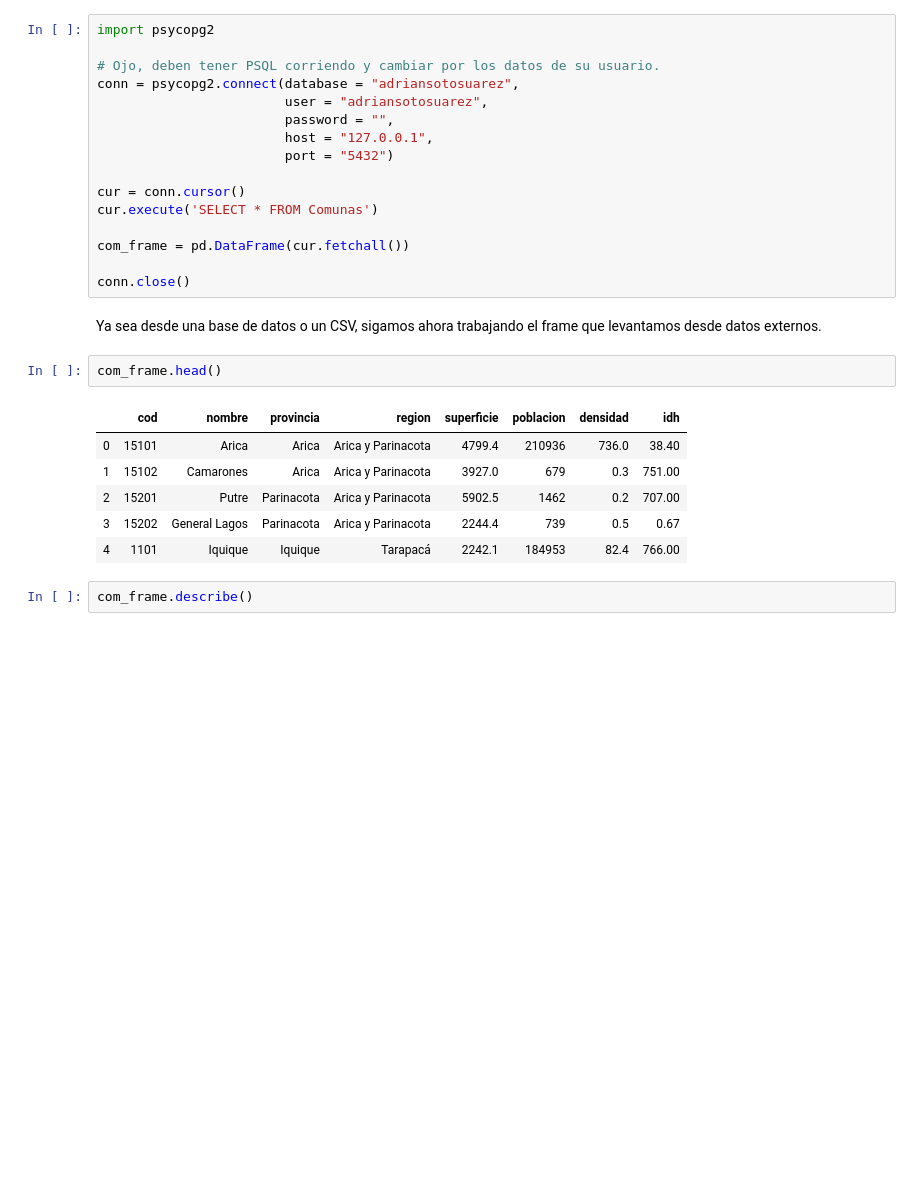
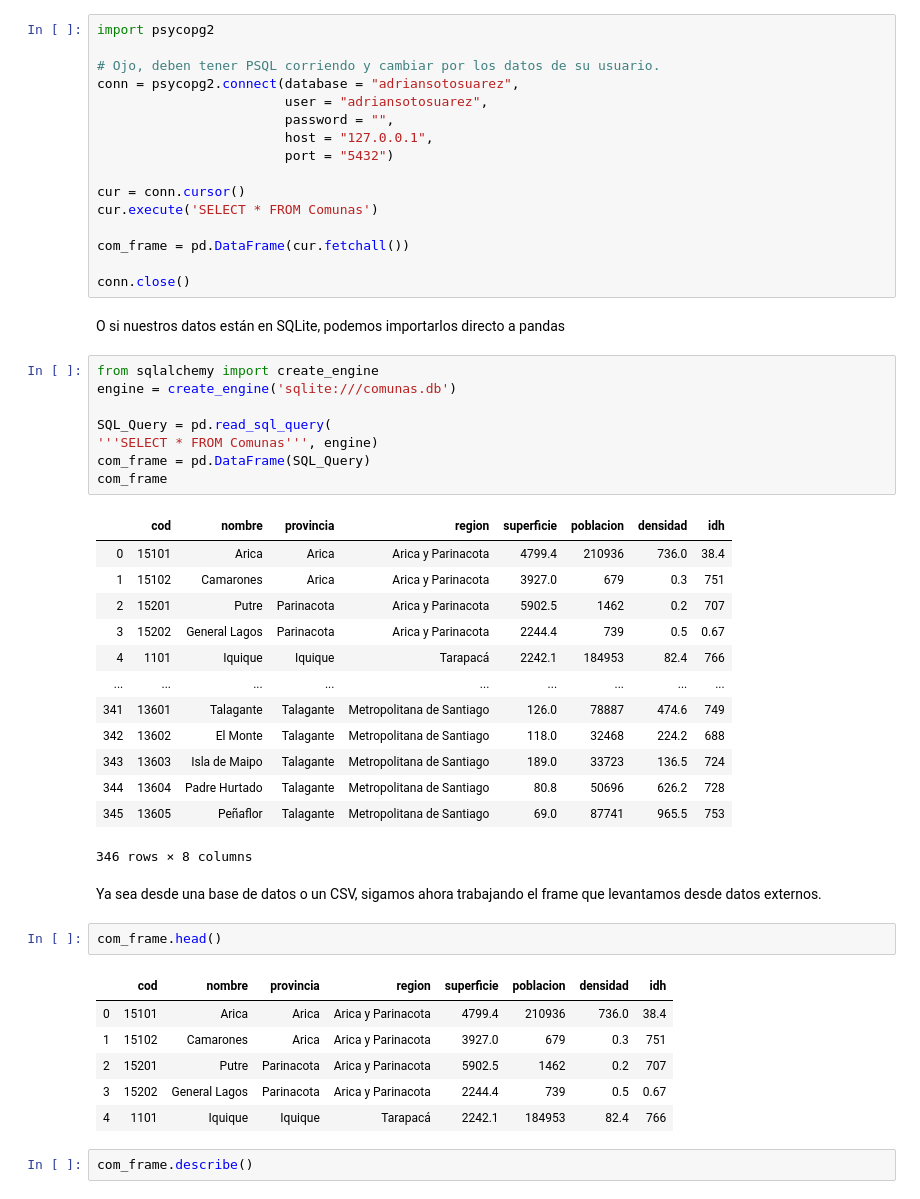
Before and after one commit to IIC2413/Syllabus-2020-2, a Jupyter notebook: Notebooks/DataScience/DataFrames_Pandas.ipynb, the cells around one changed output. Saved outputs shown, nothing was run; the diff lists cells and outputs as text; blank space fills up the shorter version.

```diff
--- a/Notebooks/DataScience/DataFrames_Pandas.ipynb
+++ b/Notebooks/DataScience/DataFrames_Pandas.ipynb
@@ -555,17 +555,41 @@ cur.execute('SELECT * FROM Comunas')
 com_frame = pd.DataFrame(cur.fetchall())
 
 conn.close()
+# %% [markdown]
+O si nuestros datos están en SQLite, podemos importarlos directo a pandas
+# %%
+from sqlalchemy import create_engine
+engine = create_engine('sqlite:///comunas.db')
+
+SQL_Query = pd.read_sql_query(
+'''SELECT * FROM Comunas''', engine)
+com_frame = pd.DataFrame(SQL_Query)
+com_frame
+# %% [output]
+|  | cod | nombre | provincia | region | superficie | poblacion | densidad | idh |
+| 0 | 15101 | Arica | Arica | Arica y Parinacota | 4799.4 | 210936 | 736.0 | 38.4 |
+| 1 | 15102 | Camarones | Arica | Arica y Parinacota | 3927.0 | 679 | 0.3 | 751 |
+| 2 | 15201 | Putre | Parinacota | Arica y Parinacota | 5902.5 | 1462 | 0.2 | 707 |
+| 3 | 15202 | General Lagos | Parinacota | Arica y Parinacota | 2244.4 | 739 | 0.5 | 0.67 |
+| 4 | 1101 | Iquique | Iquique | Tarapacá | 2242.1 | 184953 | 82.4 | 766 |
+| ... | ... | ... | ... | ... | ... | ... | ... | ... |
+| 341 | 13601 | Talagante | Talagante | Metropolitana de Santiago | 126.0 | 78887 | 474.6 | 749 |
+| 342 | 13602 | El Monte | Talagante | Metropolitana de Santiago | 118.0 | 32468 | 224.2 | 688 |
+| 343 | 13603 | Isla de Maipo | Talagante | Metropolitana de Santiago | 189.0 | 33723 | 136.5 | 724 |
+| 344 | 13604 | Padre Hurtado | Talagante | Metropolitana de Santiago | 80.8 | 50696 | 626.2 | 728 |
+| 345 | 13605 | Peñaflor | Talagante | Metropolitana de Santiago | 69.0 | 87741 | 965.5 | 753 |
+346 rows × 8 columns
 # %% [markdown]
 Ya sea desde una base de datos o un CSV, sigamos ahora trabajando el frame que levantamos desde datos externos.
 # %%
 com_frame.head()
 # %% [output]
 |  | cod | nombre | provincia | region | superficie | poblacion | densidad | idh |
-| 0 | 15101 | Arica | Arica | Arica y Parinacota | 4799.4 | 210936 | 736.0 | 38.40 |
-| 1 | 15102 | Camarones | Arica | Arica y Parinacota | 3927.0 | 679 | 0.3 | 751.00 |
-| 2 | 15201 | Putre | Parinacota | Arica y Parinacota | 5902.5 | 1462 | 0.2 | 707.00 |
+| 0 | 15101 | Arica | Arica | Arica y Parinacota | 4799.4 | 210936 | 736.0 | 38.4 |
+| 1 | 15102 | Camarones | Arica | Arica y Parinacota | 3927.0 | 679 | 0.3 | 751 |
+| 2 | 15201 | Putre | Parinacota | Arica y Parinacota | 5902.5 | 1462 | 0.2 | 707 |
 | 3 | 15202 | General Lagos | Parinacota | Arica y Parinacota | 2244.4 | 739 | 0.5 | 0.67 |
-| 4 | 1101 | Iquique | Iquique | Tarapacá | 2242.1 | 184953 | 82.4 | 766.00 |
+| 4 | 1101 | Iquique | Iquique | Tarapacá | 2242.1 | 184953 | 82.4 | 766 |
 # %%
 com_frame.describe()
 # %% [output]
```
Also changed, not shown: parts of 1 cell of this notebook.
